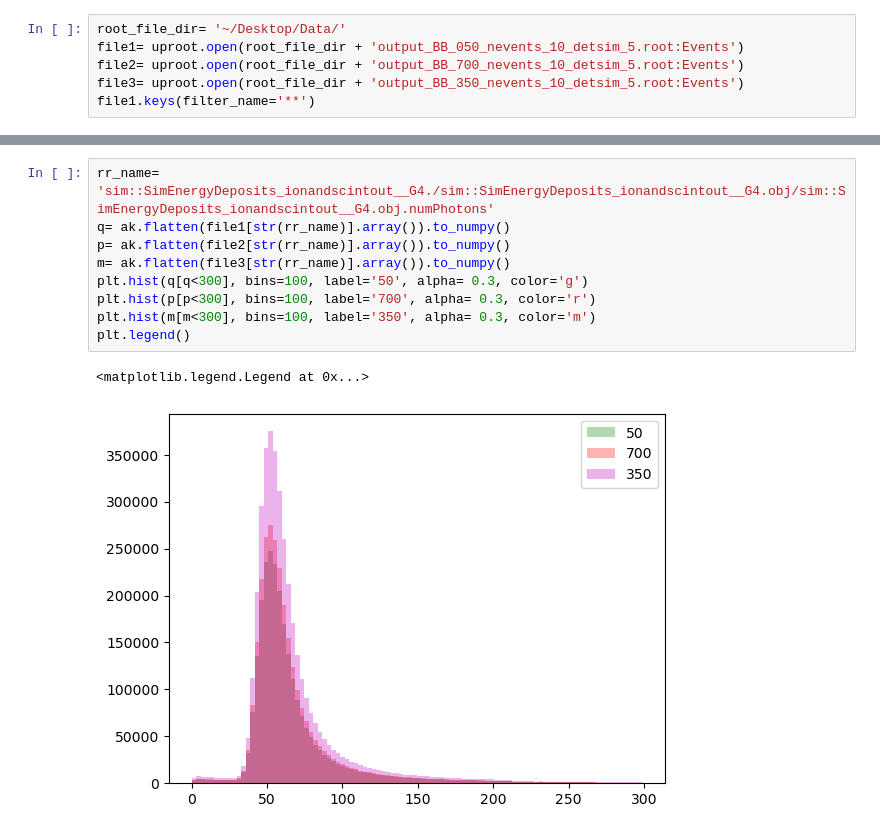
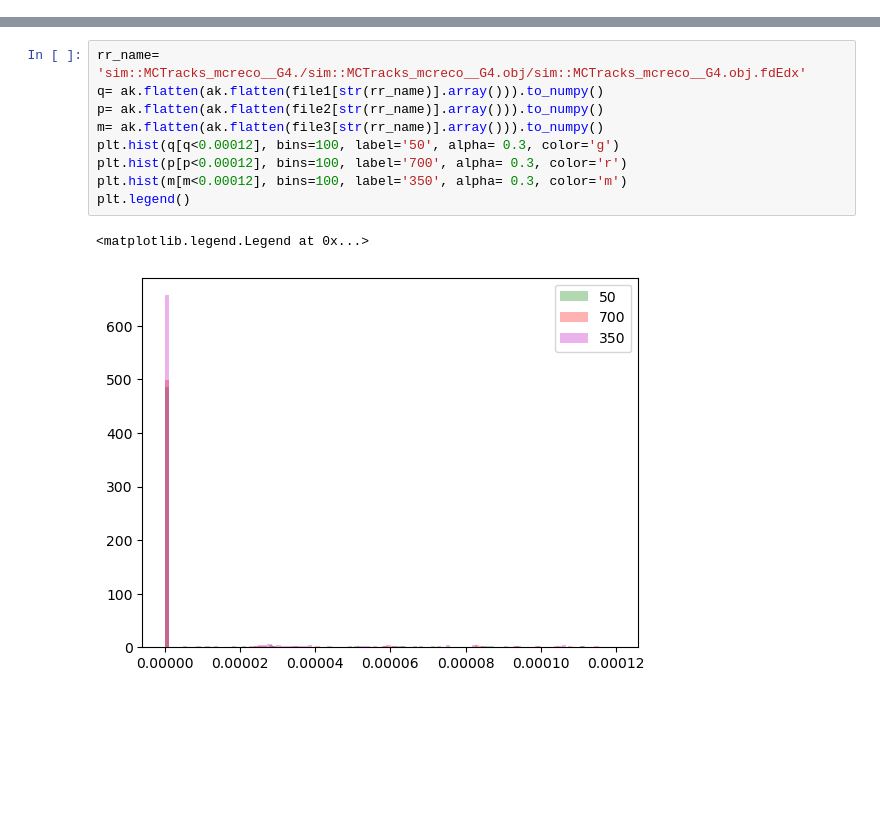
Before and after one commit to PINKTAIGAH/SHP, a Jupyter notebook: uproot_test/raw_file.ipynb, the cells around one changed output, grey strips where cells are left out. Saved outputs shown, nothing was run; the diff lists cells and outputs as text; blank space fills up the shorter version.

```diff
--- a/uproot_test/raw_file.ipynb
+++ b/uproot_test/raw_file.ipynb
@@ -7,6 +7,0 @@ from matplotlib import cm
-# %%
-root_file_dir= '~/Desktop/Data/'
-file1= uproot.open(root_file_dir + 'output_BB_050_nevents_10_detsim_5.root:Events')
-file2= uproot.open(root_file_dir + 'output_BB_700_nevents_10_detsim_5.root:Events')
-file3= uproot.open(root_file_dir + 'output_BB_350_nevents_10_detsim_5.root:Events')
-file1.keys(filter_name='**')
@@ -55,12 +340,12 @@ plt.legend()
 # %%
-rr_name= 'sim::SimEnergyDeposits_ionandscintout__G4./sim::SimEnergyDeposits_ionandscintout__G4.obj/sim::SimEnergyDeposits_ionandscintout__G4.obj.numPhotons'
-q= ak.flatten(file1[str(rr_name)].array()).to_numpy()
-p= ak.flatten(file2[str(rr_name)].array()).to_numpy()
-m= ak.flatten(file3[str(rr_name)].array()).to_numpy()
-plt.hist(q[q<300], bins=100, label='50', alpha= 0.3, color='g')
-plt.hist(p[p<300], bins=100, label='700', alpha= 0.3, color='r')
-plt.hist(m[m<300], bins=100, label='350', alpha= 0.3, color='m')
+rr_name=  'sim::MCTracks_mcreco__G4./sim::MCTracks_mcreco__G4.obj/sim::MCTracks_mcreco__G4.obj.fdEdx'
+q= ak.flatten(ak.flatten(file1[str(rr_name)].array())).to_numpy()
+p= ak.flatten(ak.flatten(file2[str(rr_name)].array())).to_numpy()
+m= ak.flatten(ak.flatten(file3[str(rr_name)].array())).to_numpy()
+plt.hist(q[q<0.00012], bins=100, label='50', alpha= 0.3, color='g')
+plt.hist(p[p<0.00012], bins=100, label='700', alpha= 0.3, color='r')
+plt.hist(m[m<0.00012], bins=100, label='350', alpha= 0.3, color='m')
 plt.legend()
 # %% [output]
 <matplotlib.legend.Legend at 0x...>
-[figure, old version]
+[figure, new version]
```
Also changed, not shown: parts of 33 cells of this notebook, 2 other files.
